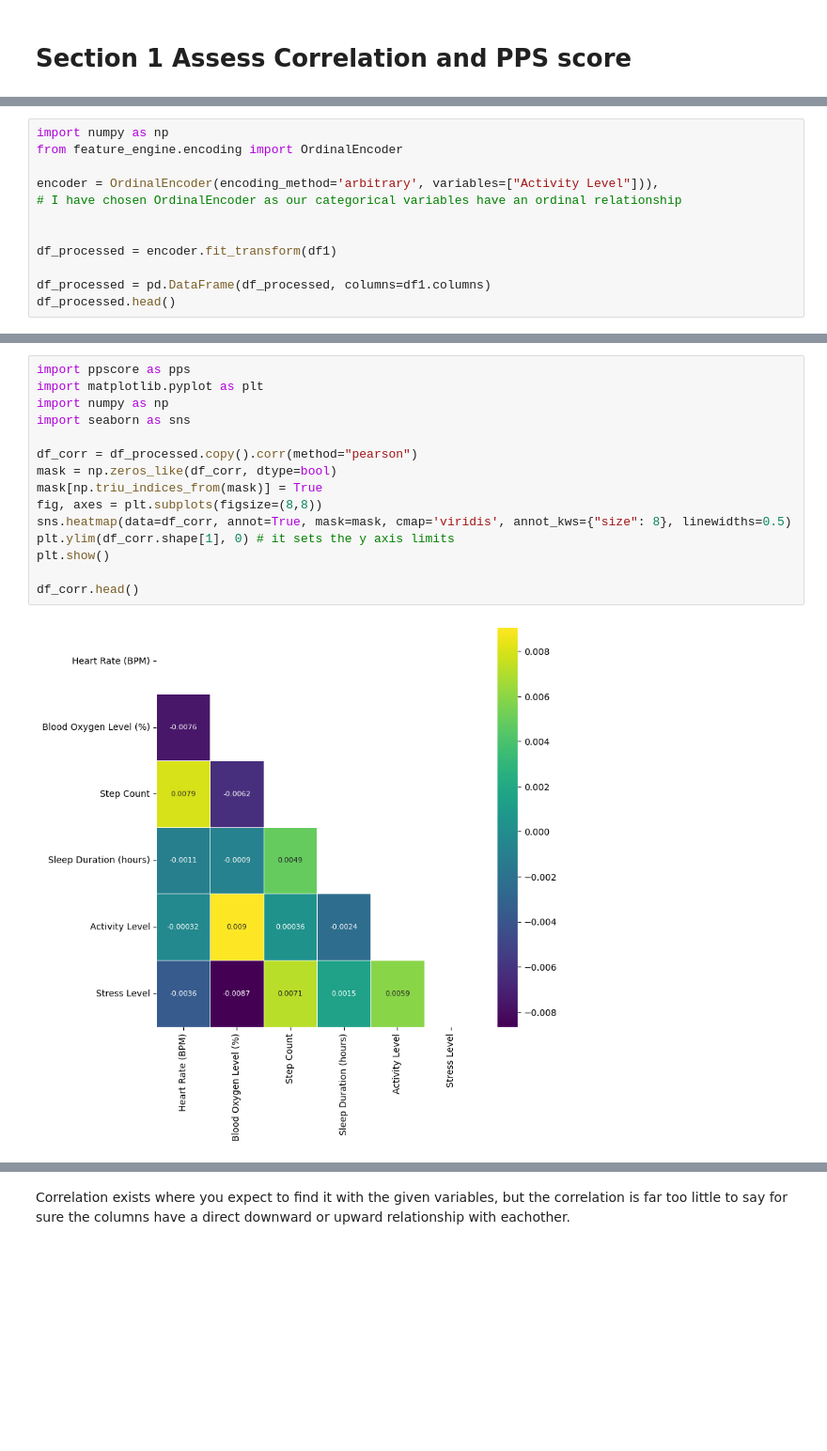
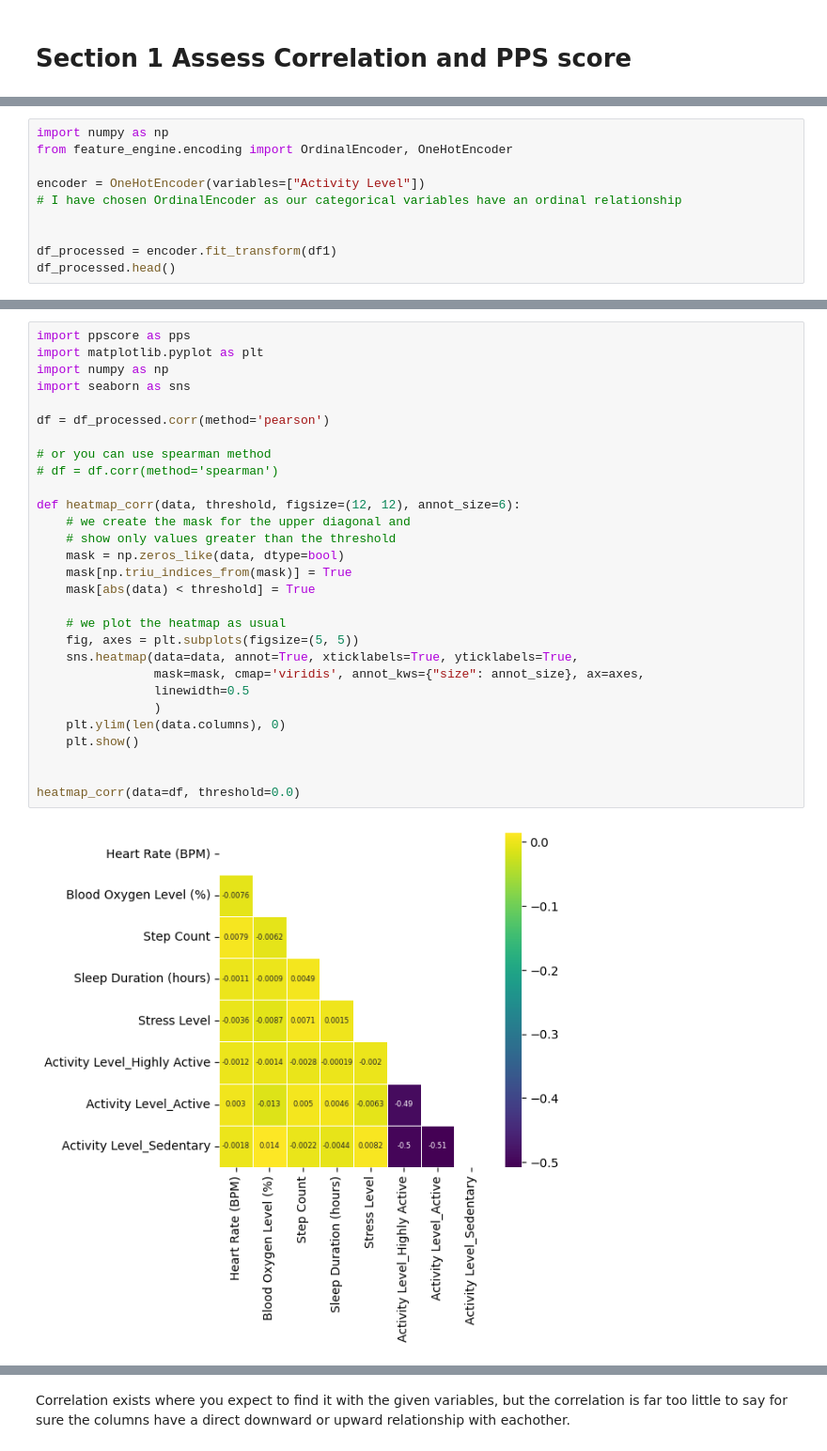
Before and after one commit to MaxBWiseman/Predictive_Analytics_Project, a Jupyter notebook: jupyter_notebooks/SmartWatch_Data_Correlation_Study_Notepad.ipynb, the cells around one changed output, grey strips where cells are left out. Shown at 94% size. Saved outputs shown, nothing was run; the diff lists cells and outputs as text; blank space fills up the shorter version.

```diff
--- a/jupyter_notebooks/SmartWatch_Data_Correlation_Study_Notepad.ipynb
+++ b/jupyter_notebooks/SmartWatch_Data_Correlation_Study_Notepad.ipynb
@@ -65,13 +73,11 @@ First i tried a pearsons correlation test, I encoded the categoric variable for
 # %%
 import numpy as np
-from feature_engine.encoding import OrdinalEncoder
+from feature_engine.encoding import OrdinalEncoder, OneHotEncoder
 
-encoder = OrdinalEncoder(encoding_method='arbitrary', variables=["Activity Level"])),
+encoder = OneHotEncoder(variables=["Activity Level"])
 # I have chosen OrdinalEncoder as our categorical variables have an ordinal relationship
 
 
 df_processed = encoder.fit_transform(df1)
-
-df_processed = pd.DataFrame(df_processed, columns=df1.columns)
 df_processed.head()
 # %% [output]
@@ -84,17 +90,31 @@ df_processed.head()
 # %%
 import ppscore as pps
 import matplotlib.pyplot as plt
 import numpy as np
 import seaborn as sns
 
-df_corr = df_processed.copy().corr(method="pearson")
-mask = np.zeros_like(df_corr, dtype=bool)
-mask[np.triu_indices_from(mask)] = True
-fig, axes = plt.subplots(figsize=(8,8))
-sns.heatmap(data=df_corr, annot=True, mask=mask, cmap='viridis', annot_kws={"size": 8}, linewidths=0.5)
-plt.ylim(df_corr.shape[1], 0) # it sets the y axis limits
-plt.show()
+df = df_processed.corr(method='pearson')
 
-df_corr.head()
+# or you can use spearman method
+# df = df.corr(method='spearman')
+
+def heatmap_corr(data, threshold, figsize=(12, 12), annot_size=6):
+    # we create the mask for the upper diagonal and
+    # show only values greater than the threshold
+    mask = np.zeros_like(data, dtype=bool)
+    mask[np.triu_indices_from(mask)] = True
+    mask[abs(data) < threshold] = True
+
+    # we plot the heatmap as usual
+    fig, axes = plt.subplots(figsize=(5, 5))
+    sns.heatmap(data=data, annot=True, xticklabels=True, yticklabels=True,
+                mask=mask, cmap='viridis', annot_kws={"size": annot_size}, ax=axes,
+                linewidth=0.5
+                )
+    plt.ylim(len(data.columns), 0)
+    plt.show()
+
+
+heatmap_corr(data=df, threshold=0.0)
 # %% [output]
-[figure, old version]
+[figure, new version]
```
Also changed, not shown: parts of 9 cells of this notebook.
